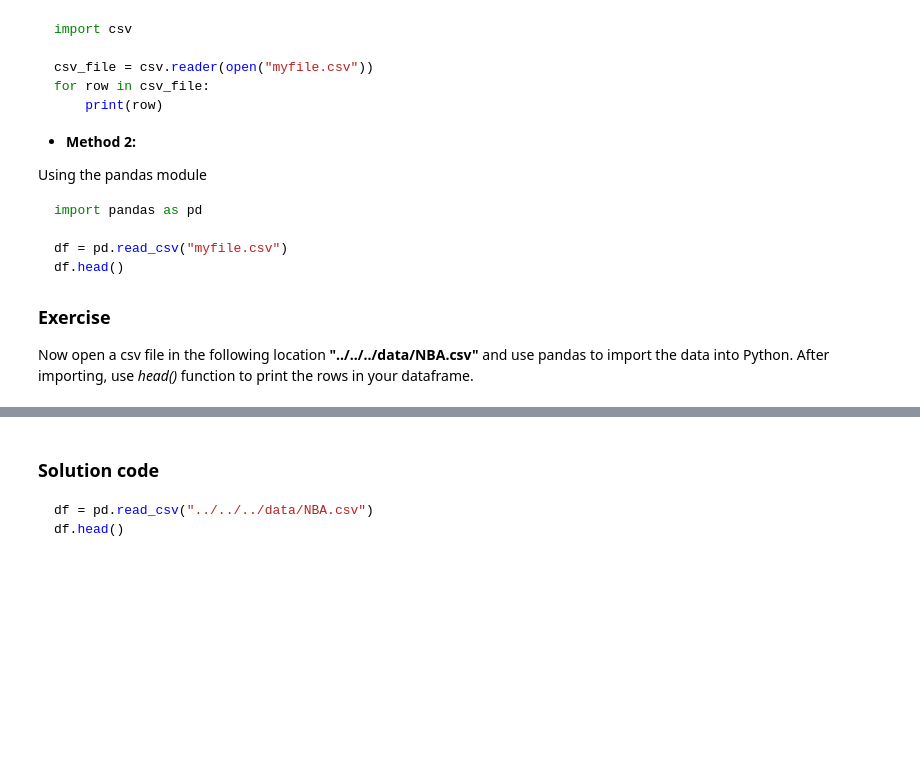
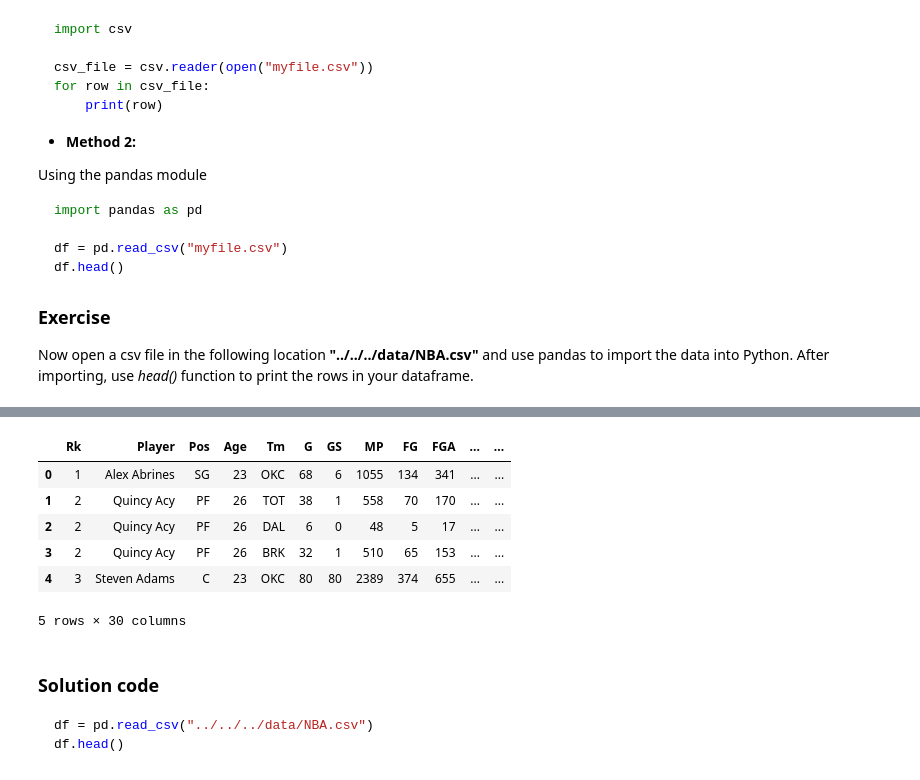
Before and after one commit to druuu/vinod-data, a Jupyter notebook: content/03-Data_Handling_101_for_Data_Scientists/04-Dealing_with_CSVs_TIFFs_and_other_file_formats_in_Python/01-Data_formats.ipynb, the cells around one changed output, grey strips where cells are left out. Drawn from its saved outputs; the diff is of its cells as text; code cells hidden in the pictures; blank space fills up the shorter version.

```diff
--- a/content/03-Data_Handling_101_for_Data_Scientists/04-Dealing_with_CSVs_TIFFs_and_other_file_formats_in_Python/01-Data_formats.ipynb
+++ b/content/03-Data_Handling_101_for_Data_Scientists/04-Dealing_with_CSVs_TIFFs_and_other_file_formats_in_Python/01-Data_formats.ipynb
@@ -151,3 +176,16 @@ Now open a csv file in the following location **"../../../data/NBA.csv"** and us
+# %%
+import pandas as pd
+
+df = pd.read_csv("../../../data/NBA.csv")
+df.head()
+# %% [output]
+|  | Rk | Player | Pos | Age | Tm | G | GS | MP | FG | FGA | ... | ... |
+| 0 | 1 | Alex Abrines | SG | 23 | OKC | 68 | 6 | 1055 | 134 | 341 | ... | ... |
+| 1 | 2 | Quincy Acy | PF | 26 | TOT | 38 | 1 | 558 | 70 | 170 | ... | ... |
+| 2 | 2 | Quincy Acy | PF | 26 | DAL | 6 | 0 | 48 | 5 | 17 | ... | ... |
+| 3 | 2 | Quincy Acy | PF | 26 | BRK | 32 | 1 | 510 | 65 | 153 | ... | ... |
+| 4 | 3 | Steven Adams | C | 23 | OKC | 80 | 80 | 2389 | 374 | 655 | ... | ... |
+5 rows × 30 columns
 # %% [markdown]
 ### Solution code
 
```
Also changed, not shown: parts of 4 cells of this notebook, 1 other file.
